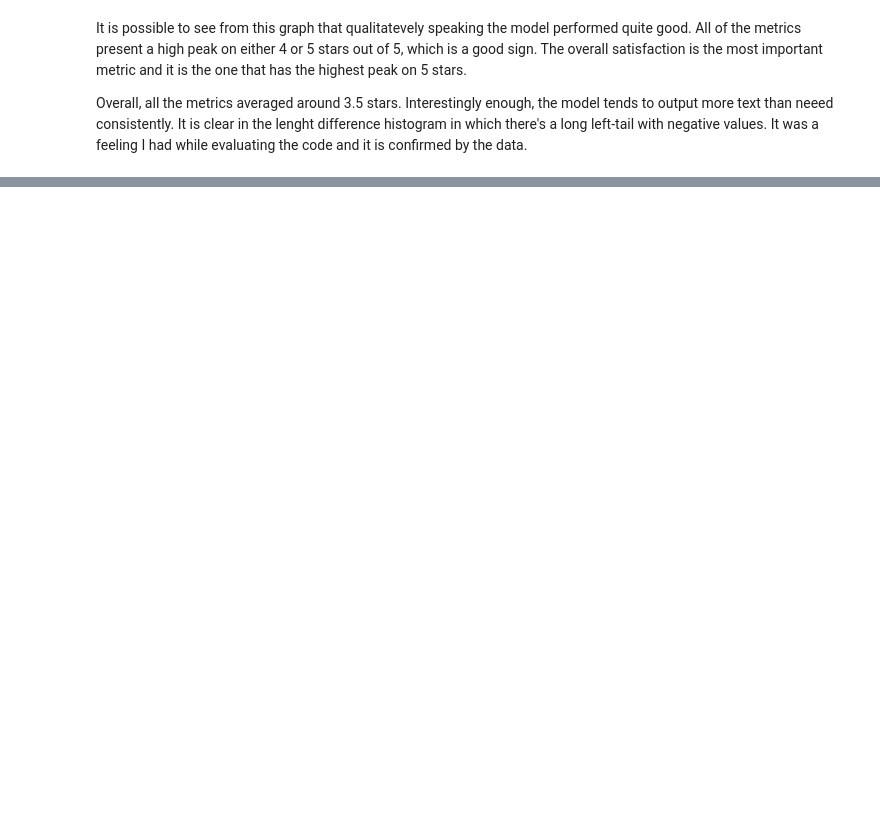
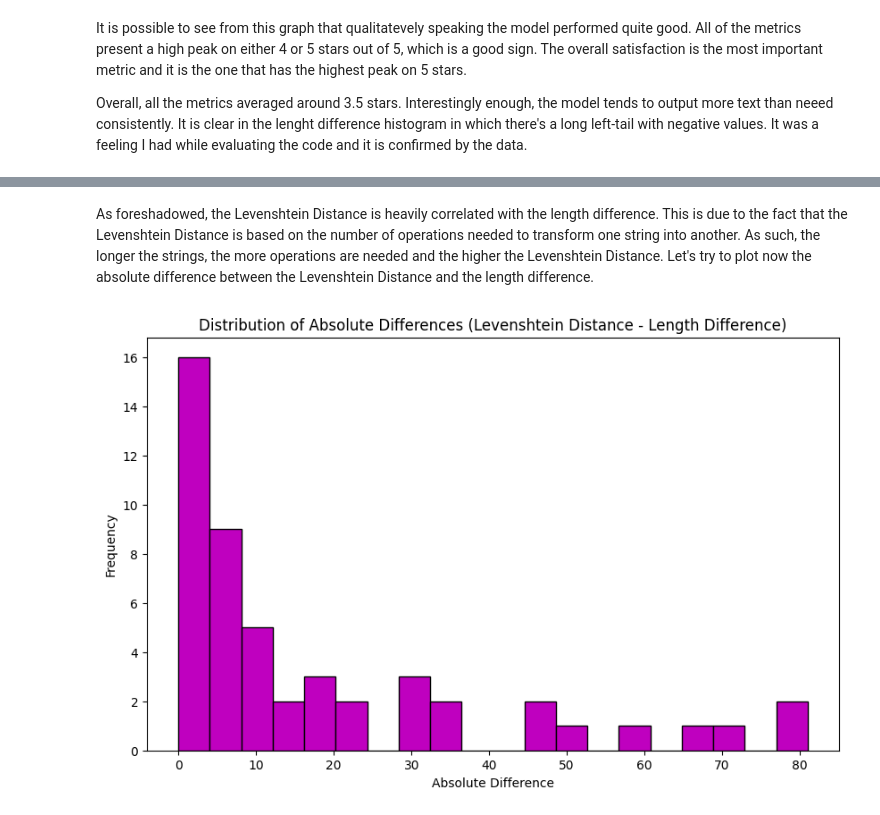
Before and after one commit to gp-1108/Code_Completion, a Jupyter notebook: evaluation/analysis.ipynb, the cells around one changed output, grey strips where cells are left out. Drawn from its saved outputs; the diff is of its cells as text; code cells hidden in the pictures; blank space fills up the shorter version.

Commit message:
First working prototype for the analysis done

```diff
--- a/evaluation/analysis.ipynb
+++ b/evaluation/analysis.ipynb
@@ -87,0 +253,14 @@ It is clear in the lenght difference histogram in which there's a long left-tail
+# %% [markdown]
+As foreshadowed, the Levenshtein Distance is heavily correlated with the length difference. This is due to the fact that the Levenshtein Distance is based on the number of operations needed to transform one string into another. As such, the longer the strings, the more operations are needed and the higher the Levenshtein Distance.
+Let's try to plot now the absolute difference between the Levenshtein Distance and the length difference.
+# %%
+# Additional analysis: Length difference between correct and generated middle
+lev_length_diff = [abs(lev_dists[i] - length_differences[i]) for i in range(len(lev_dists))]
+plt.figure(figsize=(10, 6))
+plt.hist(lev_length_diff, bins=20, color='m', edgecolor='black')
+plt.title('Distribution of Absolute Differences (Levenshtein Distance - Length Difference)')
+plt.xlabel('Absolute Difference')
+plt.ylabel('Frequency')
+plt.show()
+# %% [output]
+[figure, added]
```
Also changed, not shown: parts of 32 cells of this notebook.
